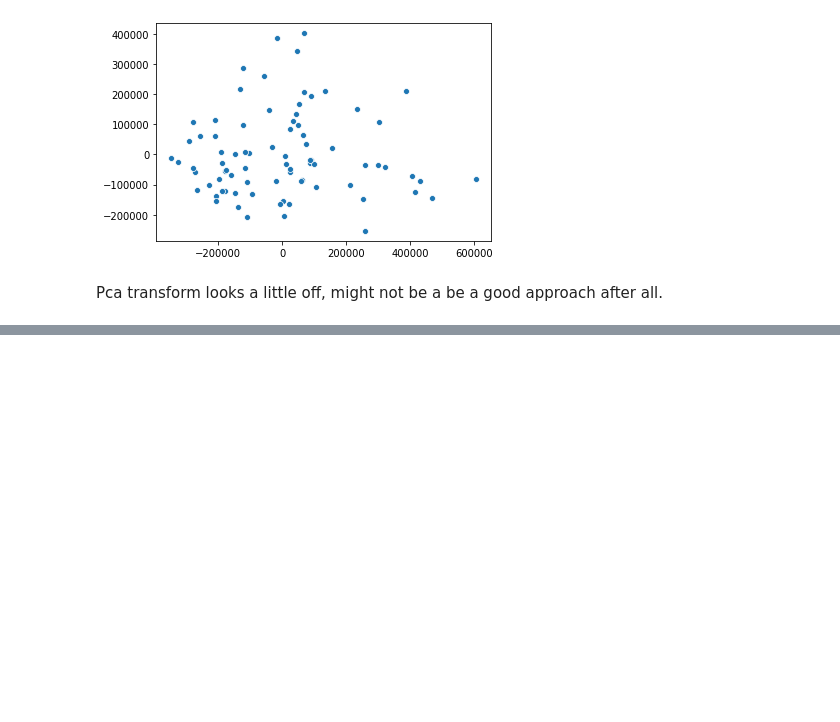
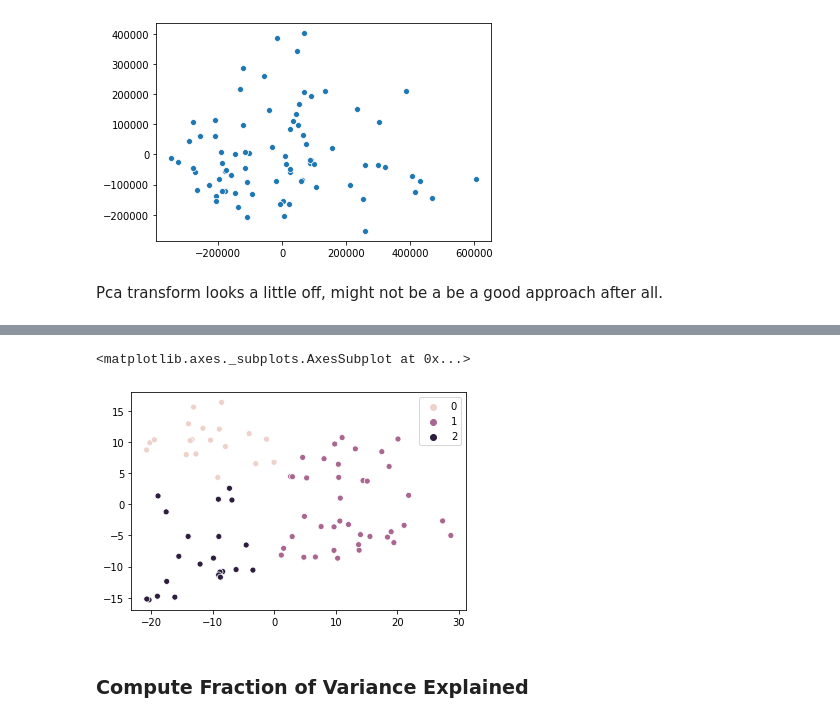
Before and after one commit to N8Grant/TripodsREU, a Jupyter notebook: scripts/MMExperiments.ipynb, the cells around one changed output, grey strips where cells are left out. Drawn from its saved outputs; the diff is of its cells as text; code cells hidden in the pictures; blank space fills up the shorter version.

```diff
--- a/scripts/MMExperiments.ipynb
+++ b/scripts/MMExperiments.ipynb
@@ -331,0 +374,9 @@ Pca transform looks a little off, might not be a be a good approach after all.
+# %%
+b = BayesianGaussianMixture(n_components=3, n_init=3, random_state=1)
+b_class = b.fit_predict(temp)
+sns.scatterplot(temp[:,0],temp[:,1],hue=b_class)
+# %% [output]
+<matplotlib.axes._subplots.AxesSubplot at 0x...>
+[figure, added]
+# %% [markdown]
+### Compute Fraction of Variance Explained
```
Also changed, not shown: parts of 22 cells of this notebook, 16 other files.
